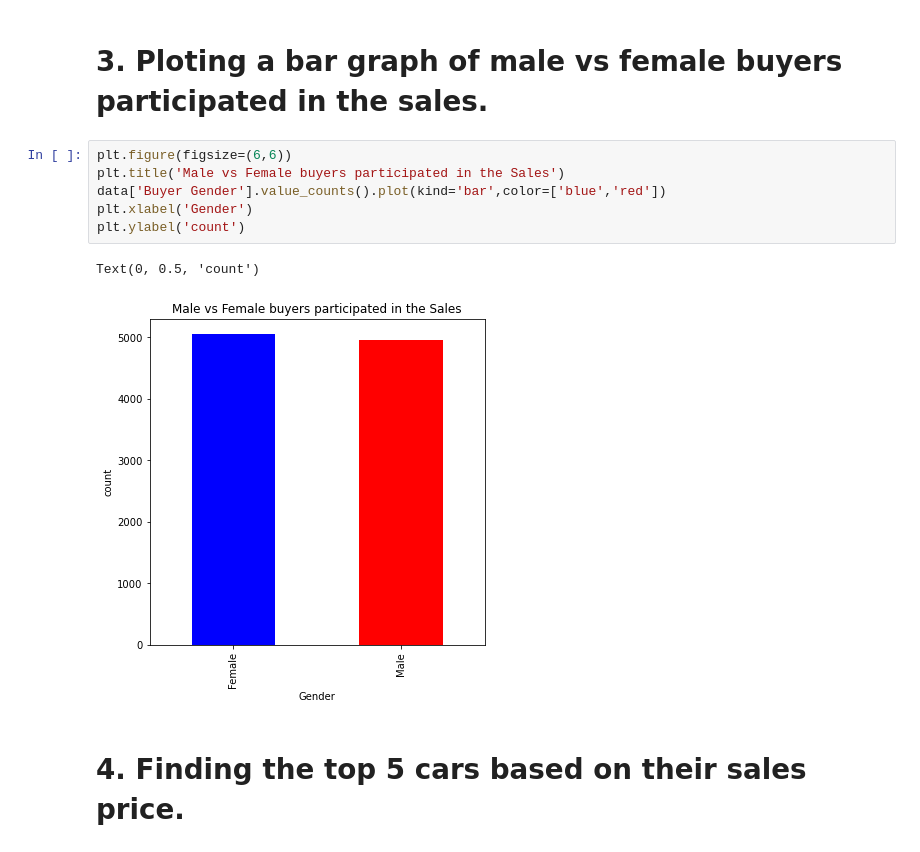
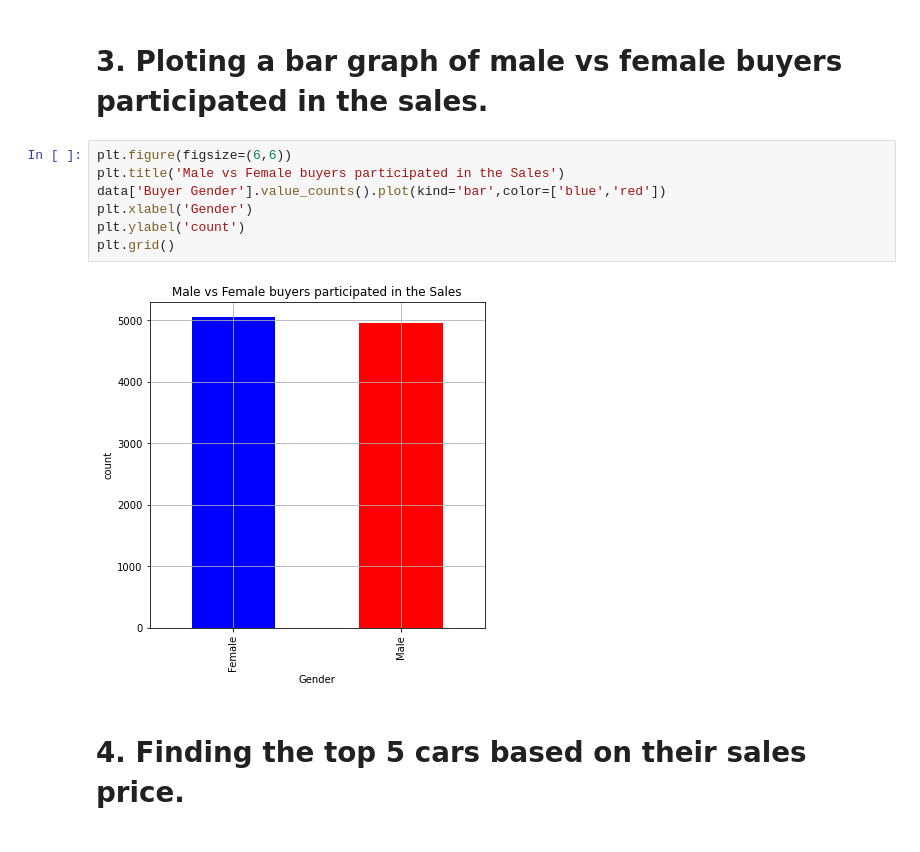
Before and after one commit to Neha-Grace-Joe/DSA_ACTIVITIES_, a Jupyter notebook: casestusy1_cars.ipynb, the cells around one changed output. Cells and saved outputs as stored; diff of their text form.

```diff
--- a/casestusy1_cars.ipynb
+++ b/casestusy1_cars.ipynb
@@ -69,12 +69,12 @@ dtype: int64
 # %%
 plt.figure(figsize=(6,6))
 plt.title('Male vs Female buyers participated in the Sales')
 data['Buyer Gender'].value_counts().plot(kind='bar',color=['blue','red'])
 plt.xlabel('Gender')
 plt.ylabel('count')
+plt.grid()
 # %% [output]
-Text(0, 0.5, 'count')
-[figure, old version]
+[figure, new version]
 # %% [markdown]
 # 4. Finding the top 5 cars based on their sales price.
 # %%
```
